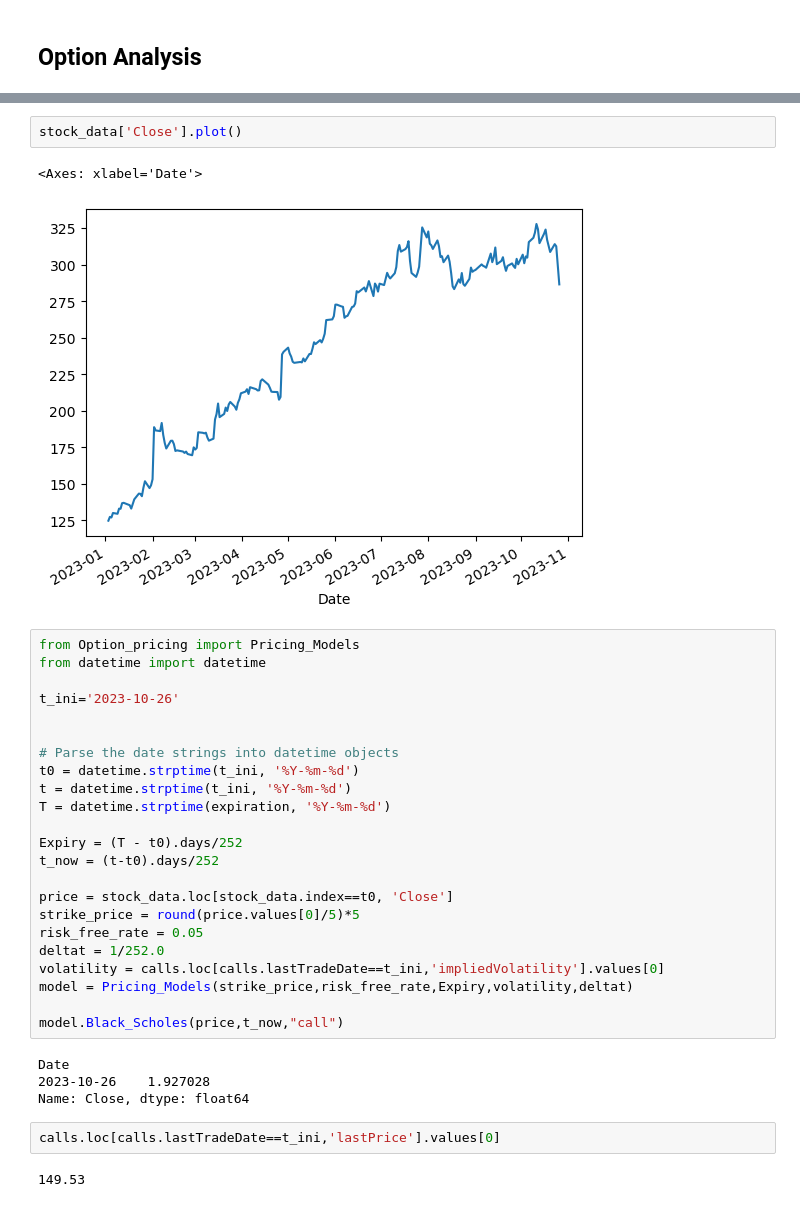
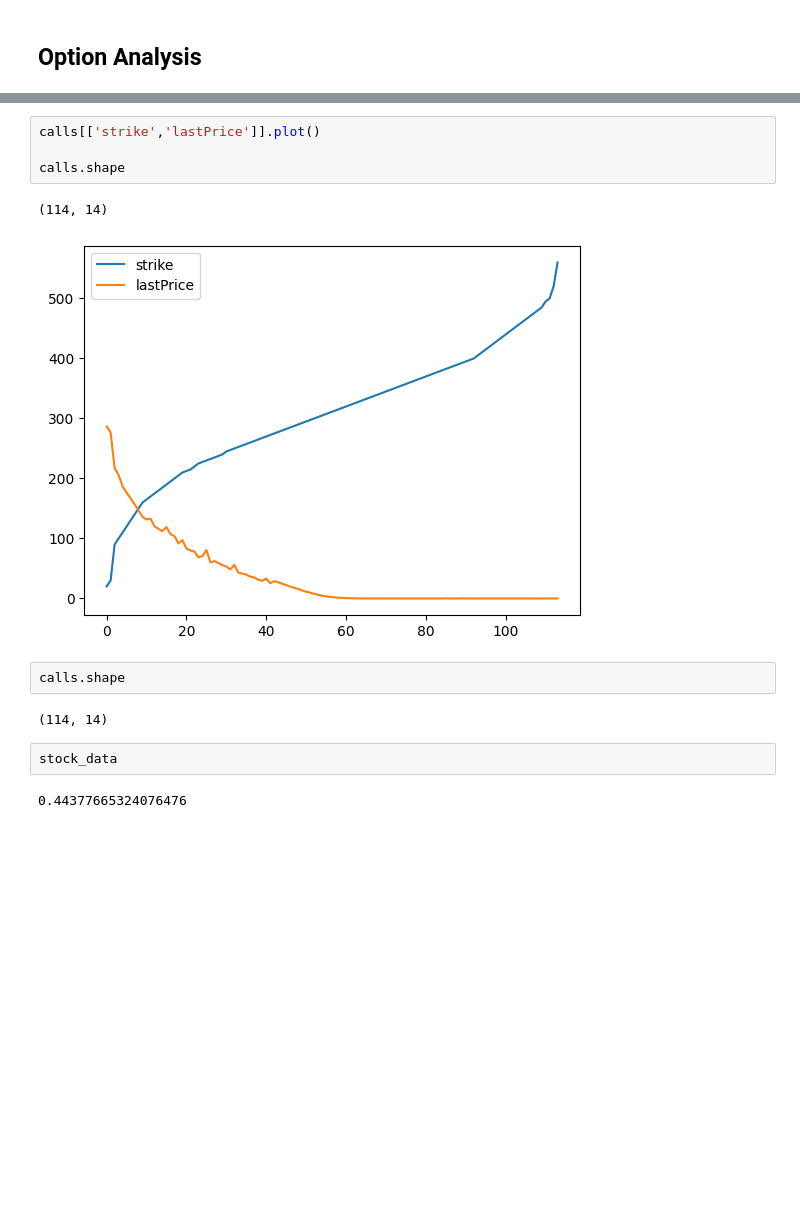
Before and after one commit to ansingh16/derivative_pricing, a Jupyter notebook: Code/Pricing.ipynb, the cells around one changed output, grey strips where cells are left out. Cells and saved outputs as stored; diff of their text form; blank space fills up the shorter version.

```diff
--- a/Code/Pricing.ipynb
+++ b/Code/Pricing.ipynb
@@ -255,36 +257,15 @@ Index(['contractSymbol', 'lastTradeDate', 'strike', 'lastPrice', 'bid', 'ask',
+# %%
+calls[['strike','lastPrice']].plot()
+
+calls.shape
+# %% [output]
+(114, 14)
+[figure, added]
+# %%
+calls.shape
+# %% [output]
+(114, 14)
 # %%
-stock_data['Close'].plot()
+stock_data
 # %% [output]
-<Axes: xlabel='Date'>
+0.44377665324076476
-[figure, removed]
-# %%
-from Option_pricing import Pricing_Models
-from datetime import datetime
-
-t_ini='2023-10-26'
-
-
-# Parse the date strings into datetime objects
-t0 = datetime.strptime(t_ini, '%Y-%m-%d')
-t = datetime.strptime(t_ini, '%Y-%m-%d')
-T = datetime.strptime(expiration, '%Y-%m-%d')
-
-Expiry = (T - t0).days/252
-t_now = (t-t0).days/252
-
-price = stock_data.loc[stock_data.index==t0, 'Close']
-strike_price = round(price.values[0]/5)*5
-risk_free_rate = 0.05
-deltat = 1/252.0
-volatility = calls.loc[calls.lastTradeDate==t_ini,'impliedVolatility'].values[0]
-model = Pricing_Models(strike_price,risk_free_rate,Expiry,volatility,deltat)
-
-model.Black_Scholes(price,t_now,"call")
-# %% [output]
-Date
-2023-10-26    1.927028
-Name: Close, dtype: float64
-# %%
-calls.loc[calls.lastTradeDate==t_ini,'lastPrice'].values[0]
-# %% [output]
-149.53
```
Also changed, not shown: parts of 8 cells of this notebook, 1 other file.
